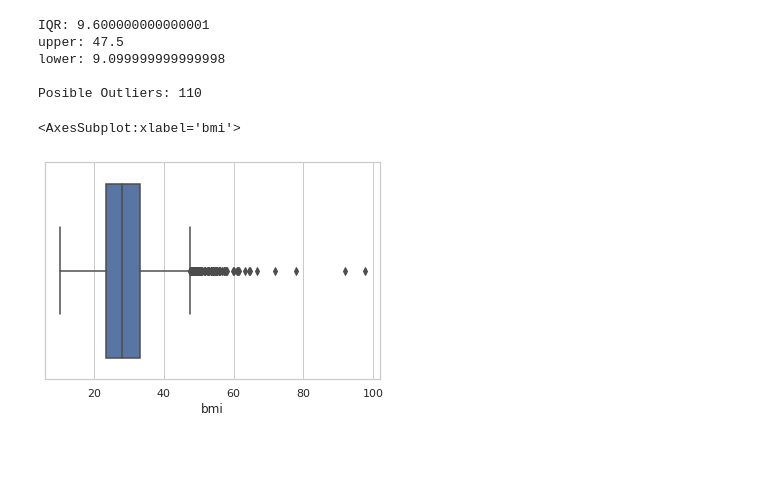
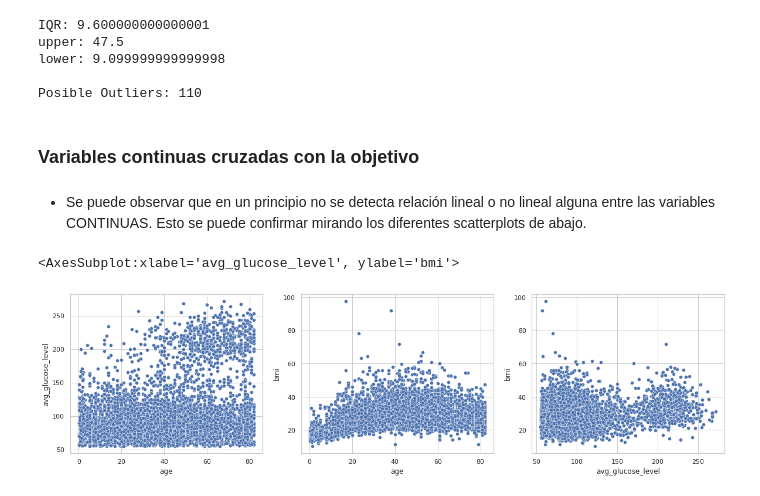
Before and after one commit to sumitkumarjethani/Stroke-Prediction, a Jupyter notebook: exploratory-data-analysis.ipynb, the cells around one changed output. Cells and saved outputs as stored; diff of their text form; code cells hidden in the pictures; blank space fills up the shorter version.

Commit message:
Analysis of continous variables

```diff
--- a/exploratory-data-analysis.ipynb
+++ b/exploratory-data-analysis.ipynb
@@ -198,8 +204,15 @@ upper: 47.5
 lower: 9.099999999999998
 
 Posible Outliers: 110
-# %%
-sns.boxplot(x=stroke_df["bmi"])
-# %% [output]
-<AxesSubplot:xlabel='bmi'>
-[figure, removed]
+# %% [markdown]
+### Variables continuas cruzadas con la objetivo
+# %% [markdown]
+- Se puede observar que en un principio no se detecta relación lineal o no lineal alguna entre las variables CONTINUAS. Esto se puede confirmar mirando los diferentes scatterplots de abajo.
+# %%
+fig, axes = plt.subplots(ncols=3, figsize=(20, 5))
+sns.scatterplot(data=stroke_df, x="age", y="avg_glucose_level", ax=axes[0])
+sns.scatterplot(data=stroke_df, x="age", y="bmi", ax=axes[1])
+sns.scatterplot(data=stroke_df, x="avg_glucose_level", y="bmi", ax=axes[2])
+# %% [output]
+<AxesSubplot:xlabel='avg_glucose_level', ylabel='bmi'>
+[figure, added]
```
Also changed, not shown: parts of 10 cells of this notebook.
